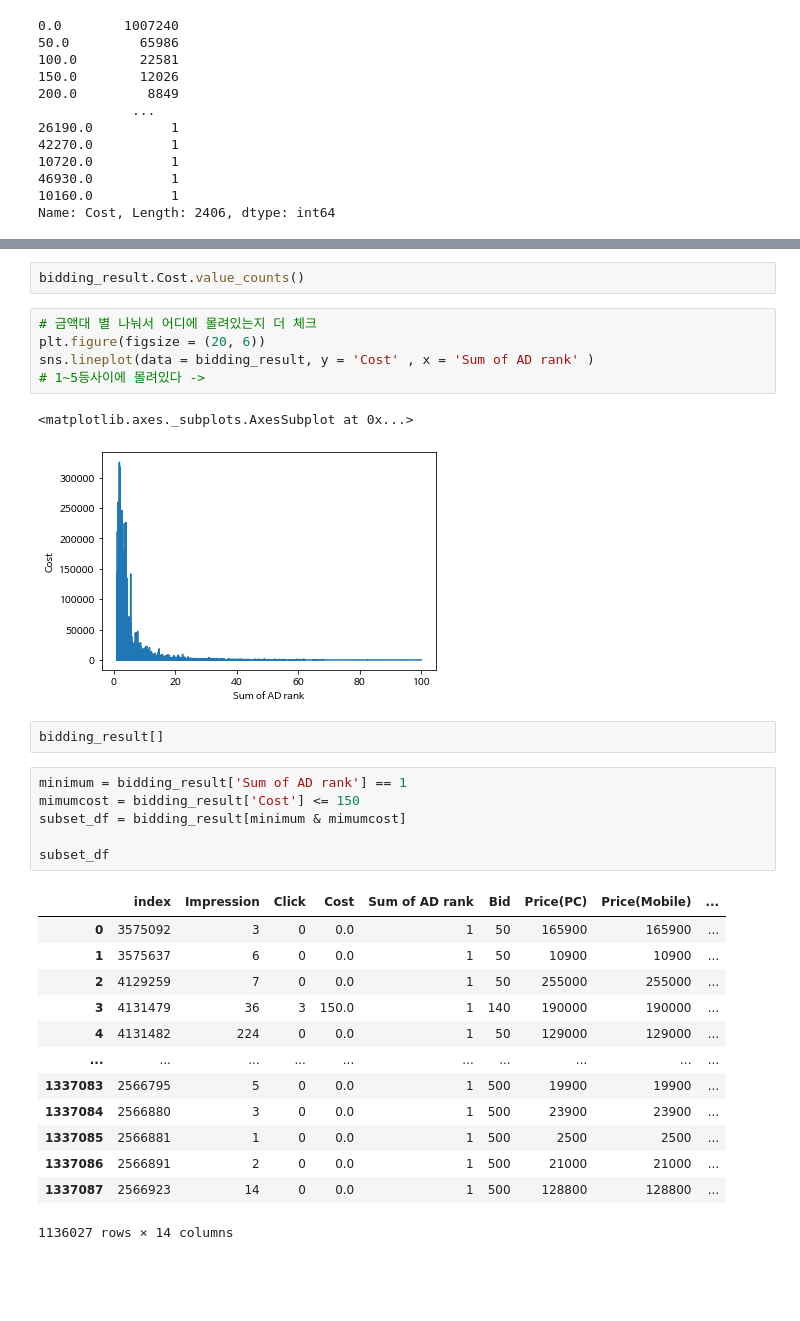
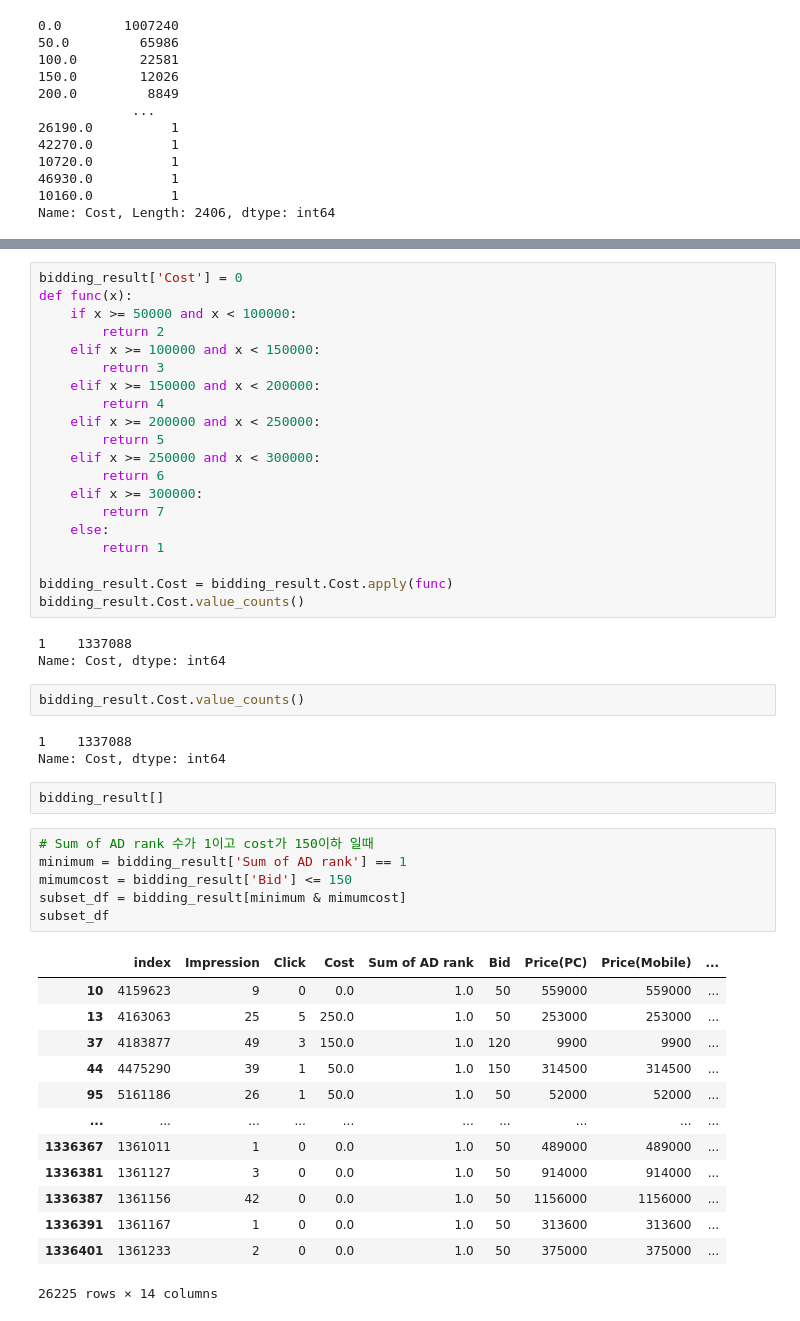
Before and after one commit to rapu34/A1project, a Jupyter notebook: A1project_EDA_Bidding.ipynb, the cells around one changed output, grey strips where cells are left out. Saved outputs shown, nothing was run; the diff lists cells and outputs as text; blank space fills up the shorter version.

```diff
--- a/A1project_EDA_Bidding.ipynb
+++ b/A1project_EDA_Bidding.ipynb
@@ -216,32 +224,50 @@ Name: Cost, Length: 2406, dtype: int64
+# %%
+bidding_result['Cost'] = 0
+def func(x):
+    if x >= 50000 and x < 100000:
+        return 2
+    elif x >= 100000 and x < 150000:
+        return 3
+    elif x >= 150000 and x < 200000:
+        return 4
+    elif x >= 200000 and x < 250000:
+        return 5
+    elif x >= 250000 and x < 300000:
+        return 6
+    elif x >= 300000:
+        return 7
+    else:
+        return 1
+
+bidding_result.Cost = bidding_result.Cost.apply(func)
+bidding_result.Cost.value_counts()
+# %% [output]
+1    1337088
+Name: Cost, dtype: int64
 # %%
 bidding_result.Cost.value_counts()
+# %% [output]
+1    1337088
+Name: Cost, dtype: int64
-# %%
-# 금액대 별 나눠서 어디에 몰려있는지 더 체크
-plt.figure(figsize = (20, 6))
-sns.lineplot(data = bidding_result, y = 'Cost' , x = 'Sum of AD rank' )
-# 1~5등사이에 몰려있다 ->
-# %% [output]
-<matplotlib.axes._subplots.AxesSubplot at 0x...>
-[figure, removed]
 # %%
 bidding_result[]
 # %%
+# Sum of AD rank 수가 1이고 cost가 150이하 일때
 minimum = bidding_result['Sum of AD rank'] == 1
-mimumcost = bidding_result['Cost'] <= 150
+mimumcost = bidding_result['Bid'] <= 150
 subset_df = bidding_result[minimum & mimumcost]
-
 subset_df
 # %% [output]
 |  | index | Impression | Click | Cost | Sum of AD rank | Bid | Price(PC) | Price(Mobile) | ... |
-| 0 | 3575092 | 3 | 0 | 0.0 | 1 | 50 | 165900 | 165900 | ... |
-| 1 | 3575637 | 6 | 0 | 0.0 | 1 | 50 | 10900 | 10900 | ... |
-| 2 | 4129259 | 7 | 0 | 0.0 | 1 | 50 | 255000 | 255000 | ... |
-| 3 | 4131479 | 36 | 3 | 150.0 | 1 | 140 | 190000 | 190000 | ... |
-| 4 | 4131482 | 224 | 0 | 0.0 | 1 | 50 | 129000 | 129000 | ... |
+| 10 | 4159623 | 9 | 0 | 0.0 | 1.0 | 50 | 559000 | 559000 | ... |
+| 13 | 4163063 | 25 | 5 | 250.0 | 1.0 | 50 | 253000 | 253000 | ... |
+| 37 | 4183877 | 49 | 3 | 150.0 | 1.0 | 120 | 9900 | 9900 | ... |
+| 44 | 4475290 | 39 | 1 | 50.0 | 1.0 | 150 | 314500 | 314500 | ... |
+| 95 | 5161186 | 26 | 1 | 50.0 | 1.0 | 50 | 52000 | 52000 | ... |
 | ... | ... | ... | ... | ... | ... | ... | ... | ... | ... |
-| 1337083 | 2566795 | 5 | 0 | 0.0 | 1 | 500 | 19900 | 19900 | ... |
-| 1337084 | 2566880 | 3 | 0 | 0.0 | 1 | 500 | 23900 | 23900 | ... |
-| 1337085 | 2566881 | 1 | 0 | 0.0 | 1 | 500 | 2500 | 2500 | ... |
-| 1337086 | 2566891 | 2 | 0 | 0.0 | 1 | 500 | 21000 | 21000 | ... |
-| 1337087 | 2566923 | 14 | 0 | 0.0 | 1 | 500 | 128800 | 128800 | ... |
+| 1336367 | 1361011 | 1 | 0 | 0.0 | 1.0 | 50 | 489000 | 489000 | ... |
+| 1336381 | 1361127 | 3 | 0 | 0.0 | 1.0 | 50 | 914000 | 914000 | ... |
+| 1336387 | 1361156 | 42 | 0 | 0.0 | 1.0 | 50 | 1156000 | 1156000 | ... |
+| 1336391 | 1361167 | 1 | 0 | 0.0 | 1.0 | 50 | 313600 | 313600 | ... |
+| 1336401 | 1361233 | 2 | 0 | 0.0 | 1.0 | 50 | 375000 | 375000 | ... |
-1136027 rows × 14 columns
+26225 rows × 14 columns
```
Also changed, not shown: parts of 14 cells of this notebook.
